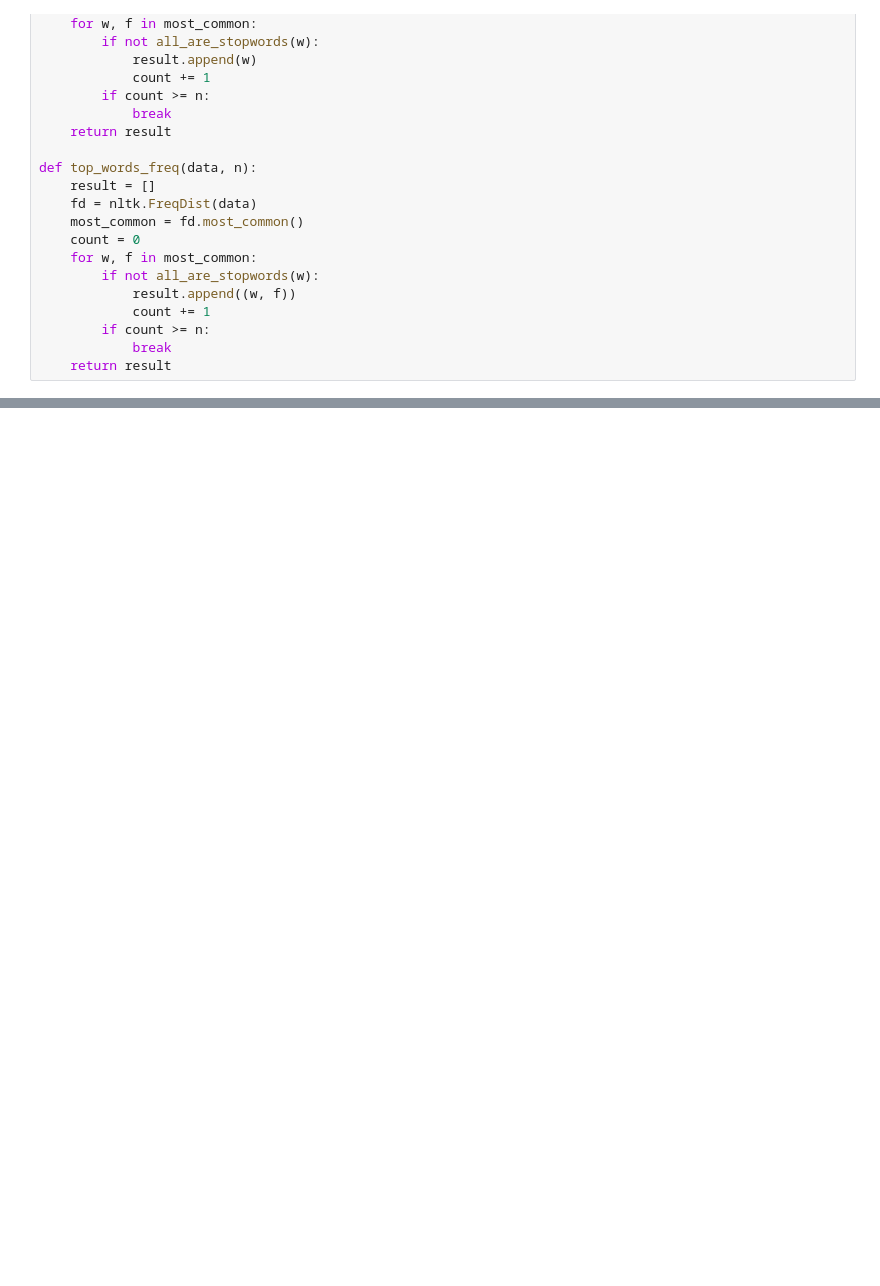
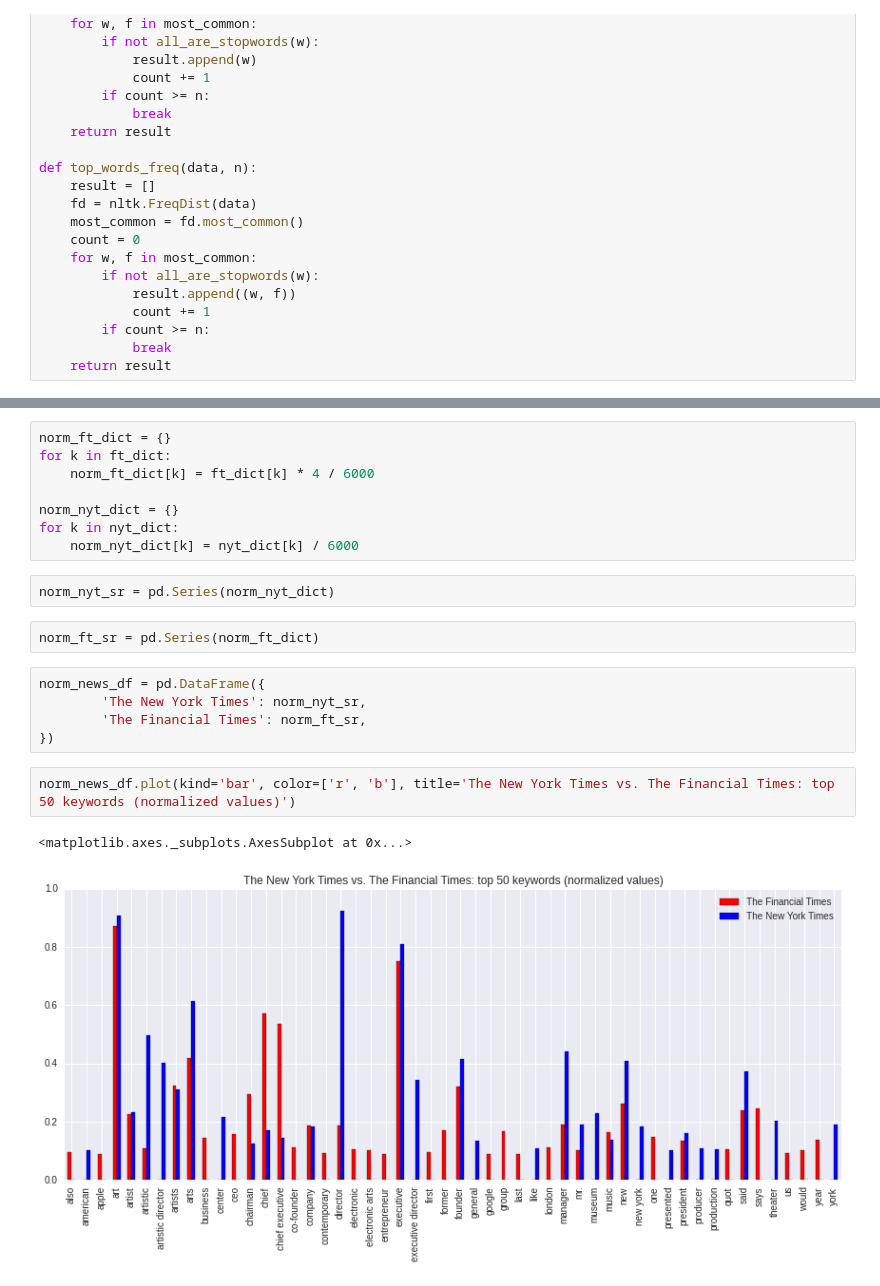
Before and after one commit to mavillard/liwc, a Jupyter notebook: art_nyt_ft_keywords.ipynb, the cells around one changed output, grey strips where cells are left out. Saved outputs shown, nothing was run; the diff lists cells and outputs as text; blank space fills up the shorter version.

```diff
--- a/art_nyt_ft_keywords.ipynb
+++ b/art_nyt_ft_keywords.ipynb
@@ -378,0 +323,22 @@ art_data.to_csv('art_ft_data.csv')
+# %%
+norm_ft_dict = {}
+for k in ft_dict:
+    norm_ft_dict[k] = ft_dict[k] * 4 / 6000
+
+norm_nyt_dict = {}
+for k in nyt_dict:
+    norm_nyt_dict[k] = nyt_dict[k] / 6000
+# %%
+norm_nyt_sr = pd.Series(norm_nyt_dict)
+# %%
+norm_ft_sr = pd.Series(norm_ft_dict)
+# %%
+norm_news_df = pd.DataFrame({
+        'The New York Times': norm_nyt_sr,
+        'The Financial Times': norm_ft_sr,
+})
+# %%
+norm_news_df.plot(kind='bar', color=['r', 'b'], title='The New York Times vs. The Financial Times: top 50 keywords (normalized values)')
+# %% [output]
+<matplotlib.axes._subplots.AxesSubplot at 0x...>
+[figure, added]
```
Also changed, not shown: parts of 87 cells of this notebook, 11 other files.
